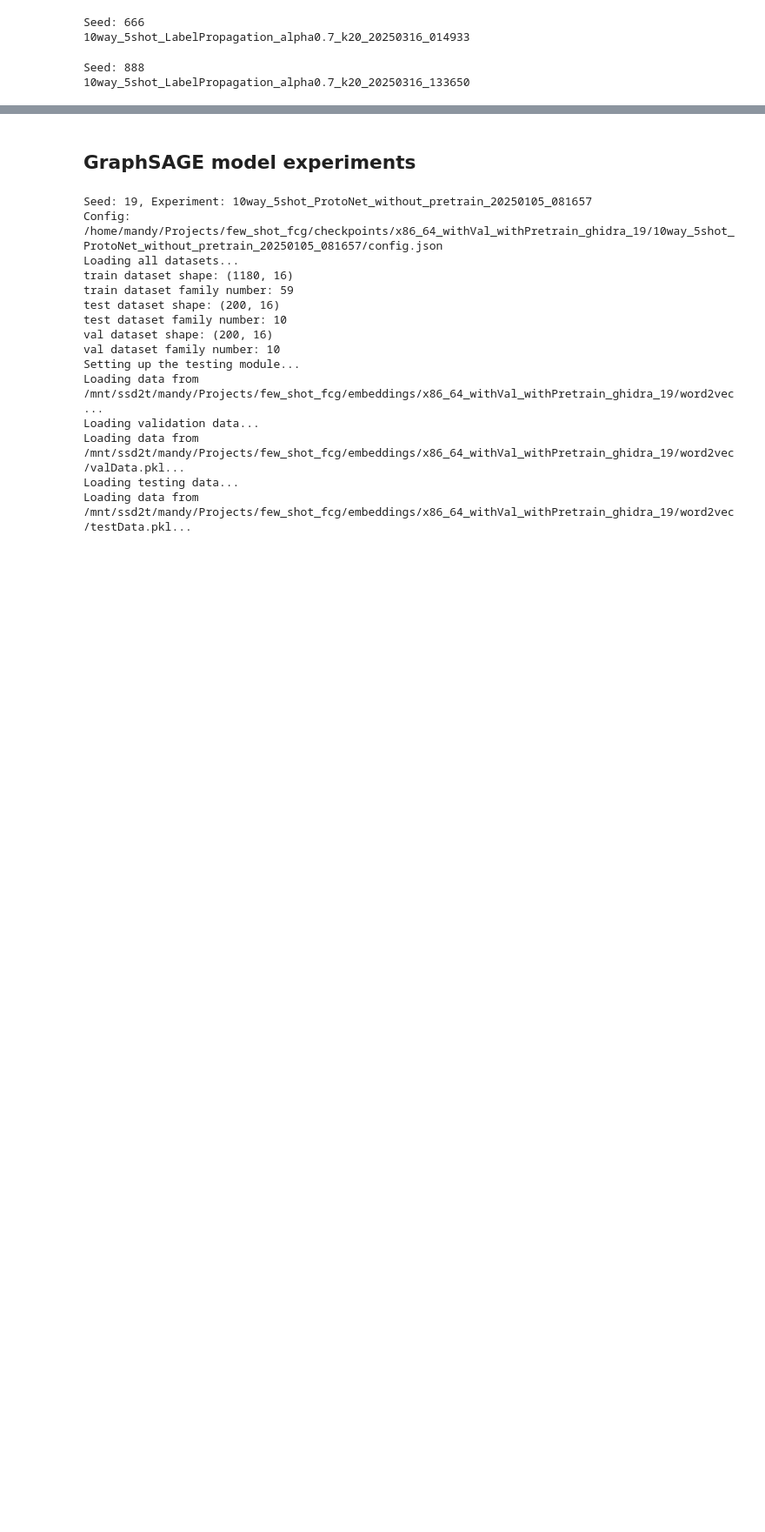
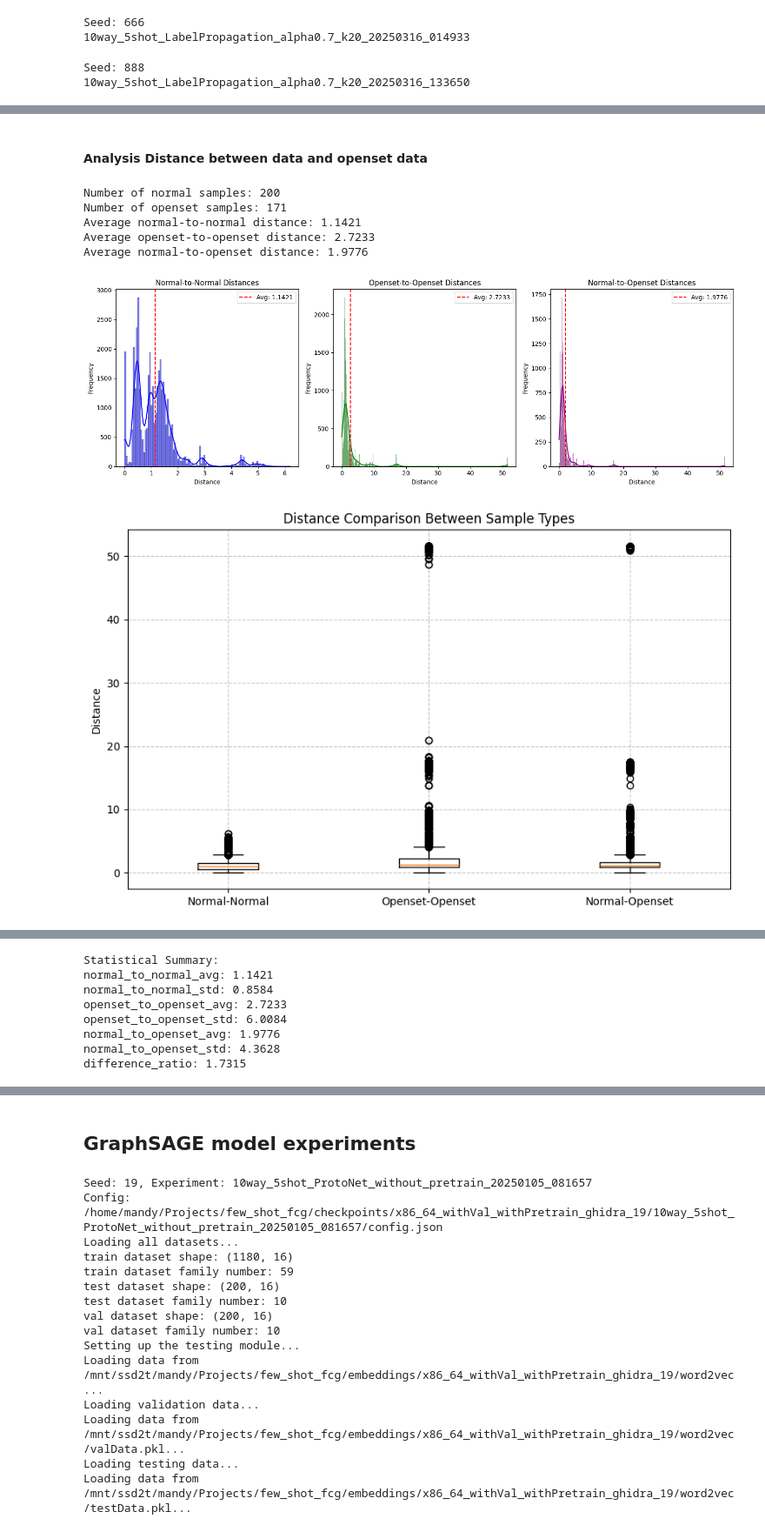
Before and after one commit to mandyCheen/few_shot_fcg, a Jupyter notebook: visualization.ipynb, the cells around one changed output, grey strips where cells are left out. Shown at 87% size. Drawn from its saved outputs; the diff is of its cells as text; code cells hidden in the pictures; blank space fills up the shorter version.

Commit message:
openset meta code

```diff
--- a/visualization.ipynb
+++ b/visualization.ipynb
@@ -767,0 +832,2 @@ Seed: 888
+# %% [markdown]
+#### Analysis Distance between data and openset data
@@ -767,0 +992,30 @@ Seed: 888
+# %%
+# After your existing code that computes the TSNE embeddings
+output_np = output.detach().numpy()
+
+# Create a directory for saving plots
+import os
+save_dir = f"./distance_analysis_seed{seed}_nn_openset"
+os.makedirs(save_dir, exist_ok=True)
+
+# Run the distance analysis
+stats, distance_matrix = analyze_sample_distances(
+    embeddings=output_np,
+    labels=all_label,
+    save_path=save_dir
+)
+
+# Optionally, save the results
+with open(f"{save_dir}/distance_stats.pkl", "wb") as f:
+    pickle.dump(stats, f)
+
+# If you want to save the full distance matrix (can be large)
+np.save(f"{save_dir}/distance_matrix.npy", distance_matrix)
+# %% [output]
+Number of normal samples: 200
+Number of openset samples: 171
+Average normal-to-normal distance: 1.1421
+Average openset-to-openset distance: 2.7233
+Average normal-to-openset distance: 1.9776
+[figure, added]
+[figure, added]
@@ -767,0 +1023,8 @@ Seed: 888
+Statistical Summary:
+normal_to_normal_avg: 1.1421
+normal_to_normal_std: 0.8584
+openset_to_openset_avg: 2.7233
+openset_to_openset_std: 6.0084
+normal_to_openset_avg: 1.9776
+normal_to_openset_std: 4.3628
+difference_ratio: 1.7315
```
Also changed, not shown: parts of 7 cells of this notebook, 47 other files.
